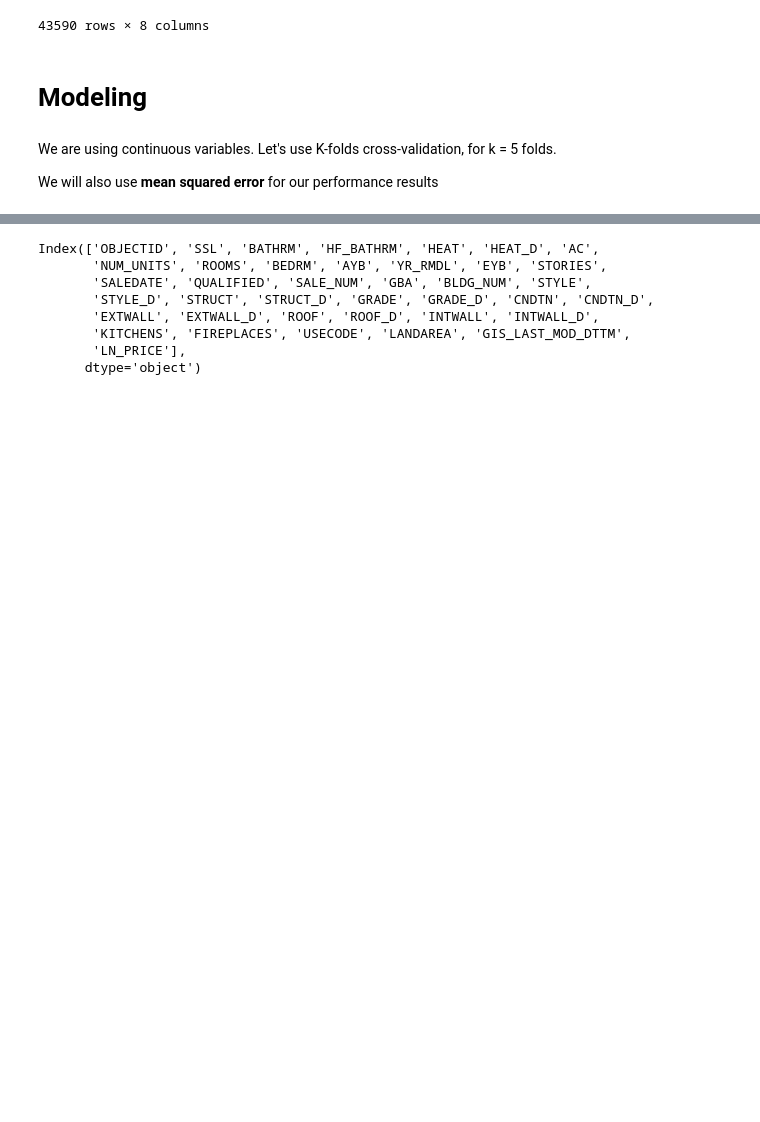
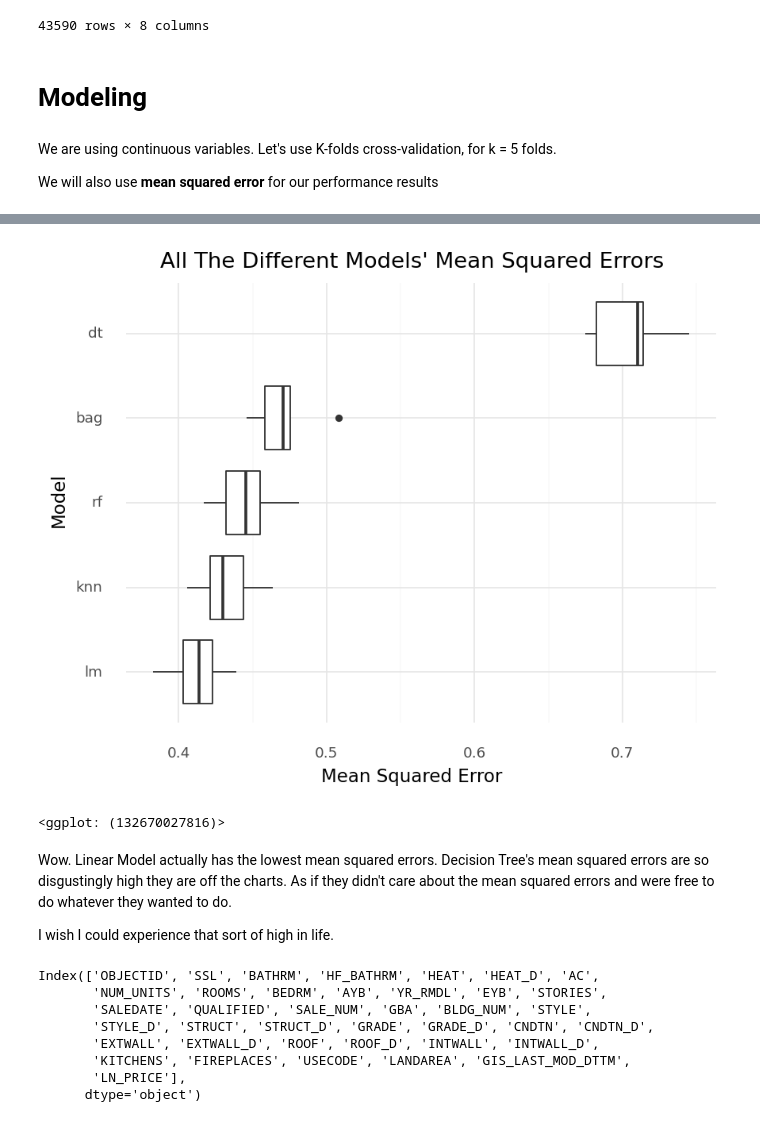
Before and after one commit to edunford/coding_discussions_ppol564_fall2020, a Jupyter notebook: 06_coding_discussion/Submissions/huynh_justine_jgh75.ipynb, the cells around one changed output, grey strips where cells are left out. Drawn from its saved outputs; the diff is of its cells as text; code cells hidden in the pictures; blank space fills up the shorter version.

```diff
--- a/06_coding_discussion/Submissions/huynh_justine_jgh75.ipynb
+++ b/06_coding_discussion/Submissions/huynh_justine_jgh75.ipynb
@@ -175,0 +630,13 @@ use_metrics = ["neg_mean_squared_error"] # times it by -1
+# %%
+# Collect all the metrics we care about as a dictionary
+# multiply by -1 to make everything positive
+collect_scores = \
+dict(lm = lm_scores['test_neg_mean_squared_error']*-1,
+     knn = knn_scores['test_neg_mean_squared_error']*-1,
+     dt = dt_scores['test_neg_mean_squared_error']*-1,
+     bag = bag_scores['test_neg_mean_squared_error']*-1,
+     rf = rf_scores['test_neg_mean_squared_error']*-1)
+
+# Convert to a data frame and reshape it into long dtata
+collect_scores = pd.DataFrame(collect_scores).melt(var_name="Model",value_name="MSE")
+collect_scores
@@ -176,3 +661,28 @@ use_metrics = ["neg_mean_squared_error"] # times it by -1
+# %%
+# Get the order of the models
+order = (collect_scores.groupby('Model').mean().sort_values(by="MSE").index.tolist())
+
+# Plot
+(
+    ggplot(collect_scores,
+          aes(x="Model",y="MSE")) +
+    geom_boxplot() +
+    scale_x_discrete(limits=order) +
+    labs(
+        x="Model",
+        y="Mean Squared Error",
+        title = "All The Different Models' Mean Squared Errors") +
+    coord_flip() +
+    theme_minimal() +
+    theme(dpi=150)
+)
+# %% [output]
+[figure, added]
+<ggplot: (132670027816)>
+# %% [markdown]
+Wow. Linear Model actually has the lowest mean squared errors. Decision Tree's mean squared errors are so disgustingly high they are off the charts. As if they didn't care about the mean squared errors and were free to do whatever they wanted to do.
+
+I wish I could experience that sort of high in life.
 # %%
 trainData.loc[:,["EXTWALL", "EXTWALL_D"]]
 #trainData.loc[:, ["CNDTN", "CNDTN_D"]]
```
Also changed, not shown: parts of 63 cells of this notebook.
